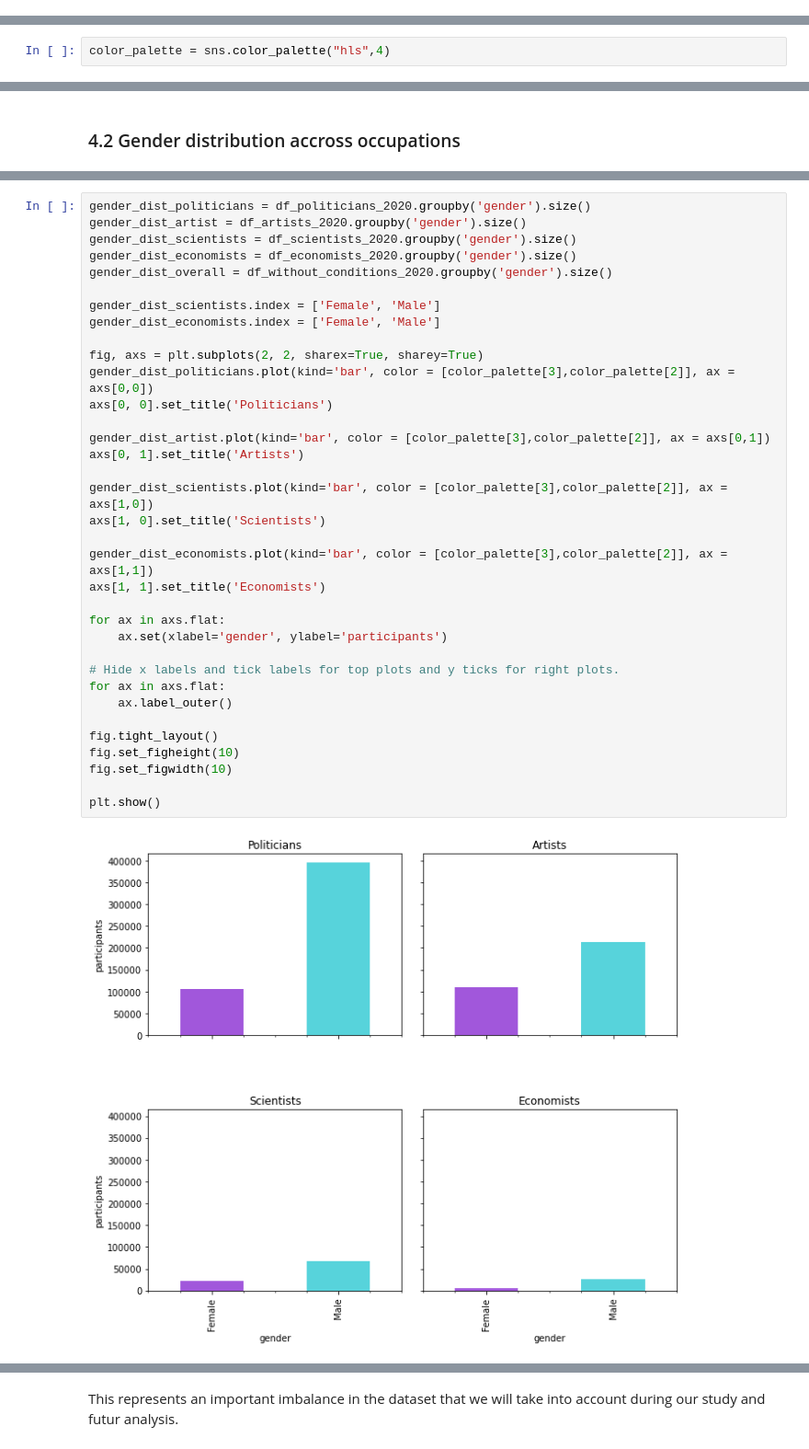
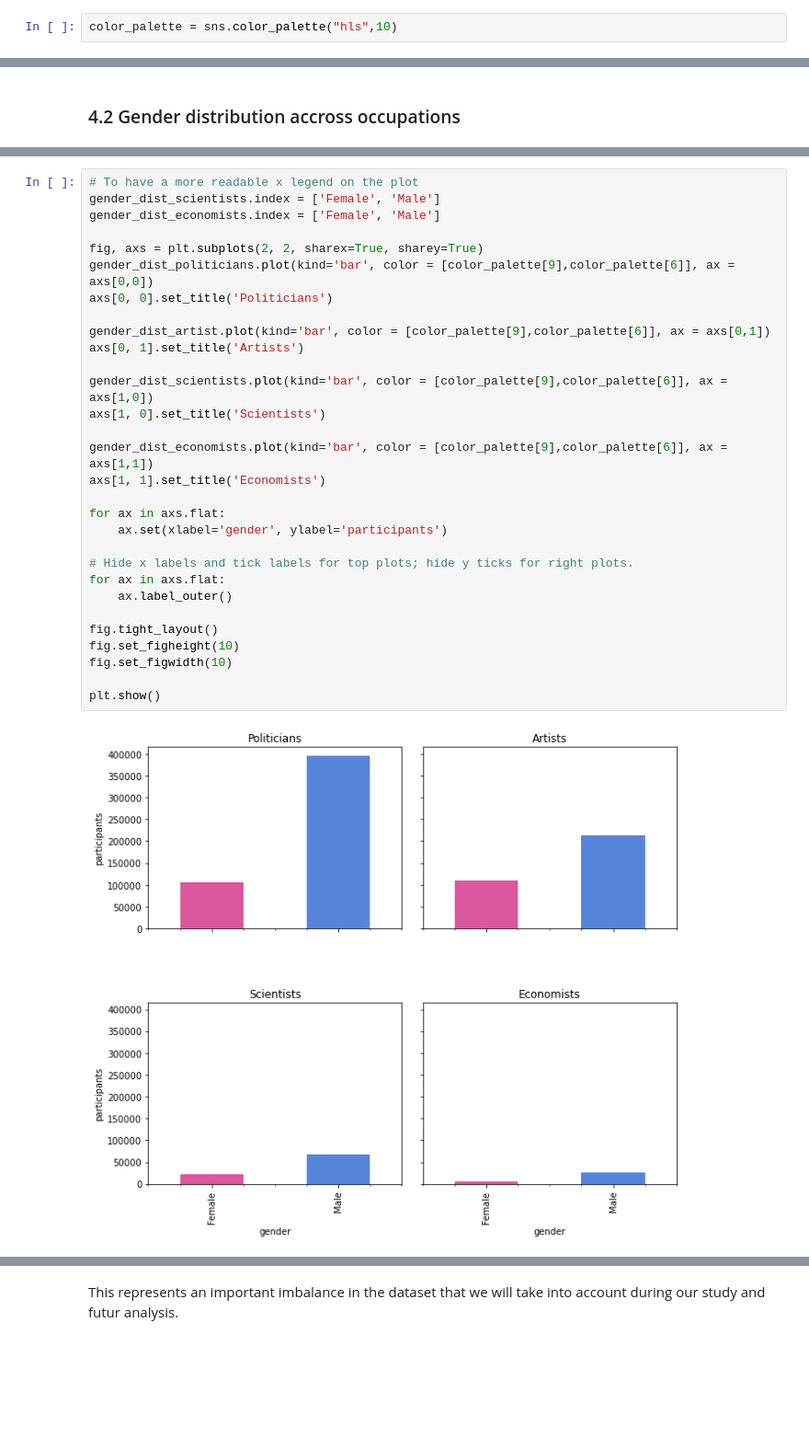
Before and after one commit to coraliegrobel/ada-2021-project-sv4ever, a Jupyter notebook: ada_main.ipynb, the cells around one changed output, grey strips where cells are left out. Shown at 92% size. Drawn from its saved outputs; the diff is of its cells as text; blank space fills up the shorter version.

```diff
--- a/ada_main.ipynb
+++ b/ada_main.ipynb
@@ -137,0 +142,2 @@ array(['en', 'fr', 'ms', 'sw'], dtype=object)
+# %%
+color_palette = sns.color_palette("hls",10)
@@ -565,5 +564,3 @@ We define a color palette that will be used carefully throughout the project to
-# %%
-color_palette = sns.color_palette("hls",4)
 # %% [markdown]
 ### Functions <a name="4functions"></a>
 # %% [markdown]
@@ -682,38 +687,33 @@ Let's start by plotting our genders' distributions per professions.
 # %%
-gender_dist_politicians = df_politicians_2020.groupby('gender').size()
-gender_dist_artist = df_artists_2020.groupby('gender').size()
-gender_dist_scientists = df_scientists_2020.groupby('gender').size()
-gender_dist_economists = df_economists_2020.groupby('gender').size()
-gender_dist_overall = df_without_conditions_2020.groupby('gender').size()
-
+# To have a more readable x legend on the plot
 gender_dist_scientists.index = ['Female', 'Male']
 gender_dist_economists.index = ['Female', 'Male']
 
 fig, axs = plt.subplots(2, 2, sharex=True, sharey=True)
-gender_dist_politicians.plot(kind='bar', color = [color_palette[3],color_palette[2]], ax = axs[0,0])
+gender_dist_politicians.plot(kind='bar', color = [color_palette[9],color_palette[6]], ax = axs[0,0])
 axs[0, 0].set_title('Politicians')
 
-gender_dist_artist.plot(kind='bar', color = [color_palette[3],color_palette[2]], ax = axs[0,1])
+gender_dist_artist.plot(kind='bar', color = [color_palette[9],color_palette[6]], ax = axs[0,1])
 axs[0, 1].set_title('Artists')
 
-gender_dist_scientists.plot(kind='bar', color = [color_palette[3],color_palette[2]], ax = axs[1,0])
+gender_dist_scientists.plot(kind='bar', color = [color_palette[9],color_palette[6]], ax = axs[1,0])
 axs[1, 0].set_title('Scientists')
 
-gender_dist_economists.plot(kind='bar', color = [color_palette[3],color_palette[2]], ax = axs[1,1])
+gender_dist_economists.plot(kind='bar', color = [color_palette[9],color_palette[6]], ax = axs[1,1])
 axs[1, 1].set_title('Economists')
 
 for ax in axs.flat:
     ax.set(xlabel='gender', ylabel='participants')
 
-# Hide x labels and tick labels for top plots and y ticks for right plots.
+# Hide x labels and tick labels for top plots; hide y ticks for right plots.
 for ax in axs.flat:
     ax.label_outer()
 
 fig.tight_layout()
 fig.set_figheight(10)
 fig.set_figwidth(10)
 
 plt.show()
 # %% [output]
-[figure, old version]
+[figure, new version]
 # %% [markdown]
```
Also changed, not shown: parts of 108 cells of this notebook.
